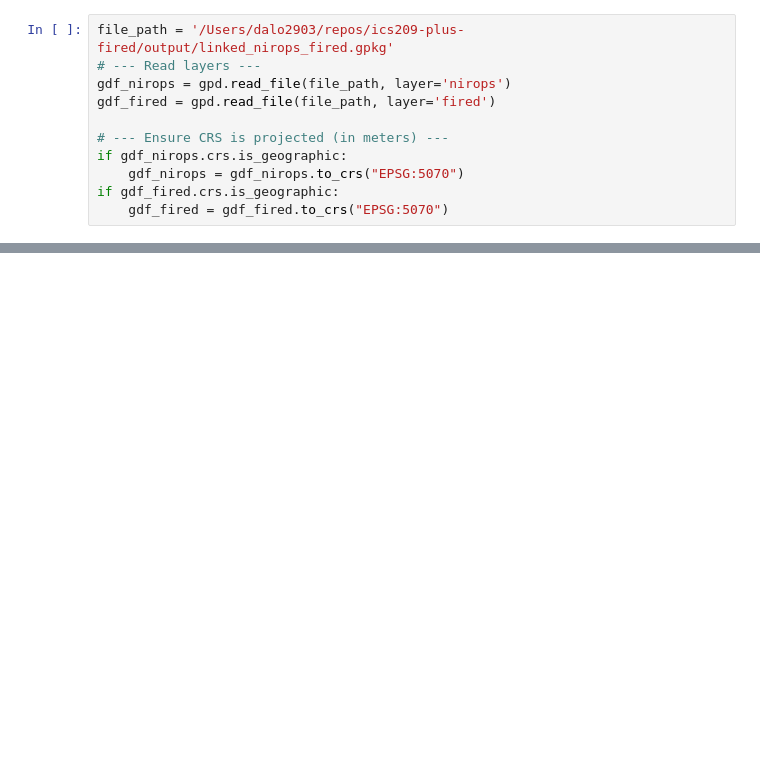
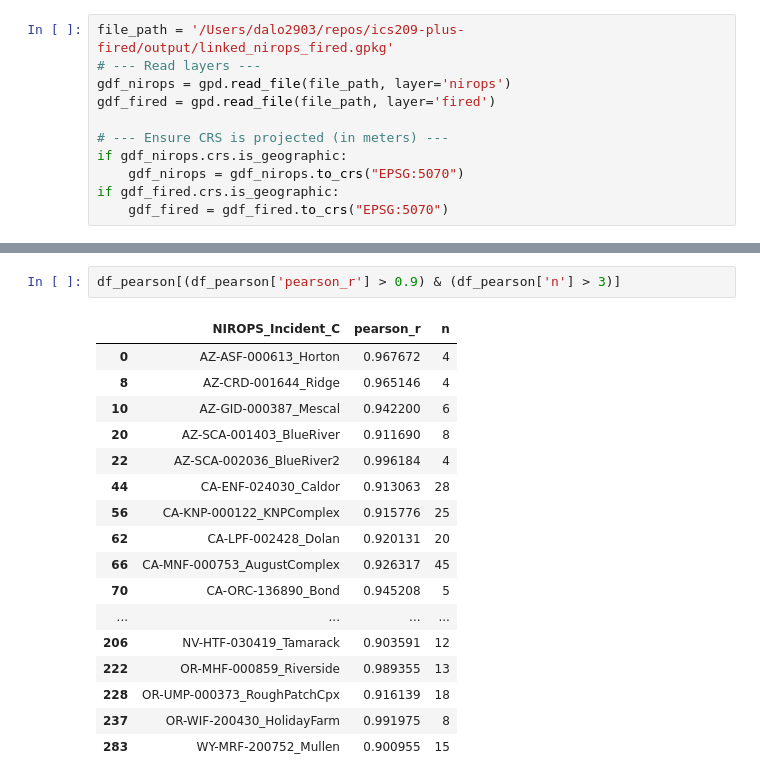
Before and after one commit to danielle-losos/ics209-plus-fired, a Jupyter notebook: firedpy/linked_nirops_fired_speed.ipynb, the cells around one changed output, grey strips where cells are left out. Saved outputs shown, nothing was run; the diff lists cells and outputs as text; blank space fills up the shorter version.

```diff
--- a/firedpy/linked_nirops_fired_speed.ipynb
+++ b/firedpy/linked_nirops_fired_speed.ipynb
@@ -101,0 +421,20 @@ gdf_fired_processed = gpd.GeoDataFrame(pd.concat(fired_results_list, ignore_inde
+# %%
+df_pearson[(df_pearson['pearson_r'] > 0.9) & (df_pearson['n'] > 3)]
+# %% [output]
+|  | NIROPS_Incident_C | pearson_r | n |
+| 0 | AZ-ASF-000613_Horton | 0.967672 | 4 |
+| 8 | AZ-CRD-001644_Ridge | 0.965146 | 4 |
+| 10 | AZ-GID-000387_Mescal | 0.942200 | 6 |
+| 20 | AZ-SCA-001403_BlueRiver | 0.911690 | 8 |
+| 22 | AZ-SCA-002036_BlueRiver2 | 0.996184 | 4 |
+| 44 | CA-ENF-024030_Caldor | 0.913063 | 28 |
+| 56 | CA-KNP-000122_KNPComplex | 0.915776 | 25 |
+| 62 | CA-LPF-002428_Dolan | 0.920131 | 20 |
+| 66 | CA-MNF-000753_AugustComplex | 0.926317 | 45 |
+| 70 | CA-ORC-136890_Bond | 0.945208 | 5 |
+| ... | ... | ... | ... |
+| 206 | NV-HTF-030419_Tamarack | 0.903591 | 12 |
+| 222 | OR-MHF-000859_Riverside | 0.989355 | 13 |
+| 228 | OR-UMP-000373_RoughPatchCpx | 0.916139 | 18 |
+| 237 | OR-WIF-200430_HolidayFarm | 0.991975 | 8 |
+| 283 | WY-MRF-200752_Mullen | 0.900955 | 15 |
```
Also changed, not shown: parts of 18 cells of this notebook.
